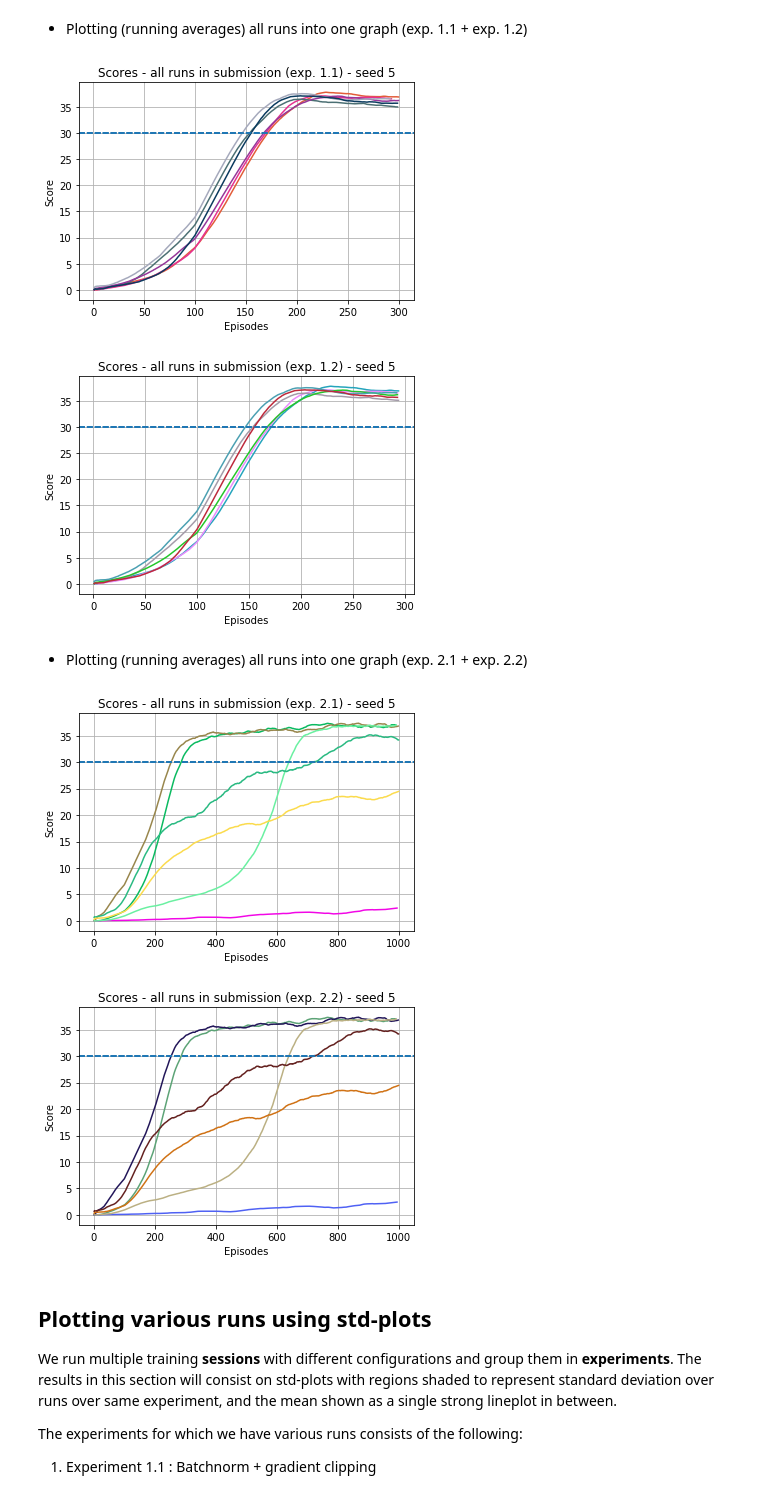
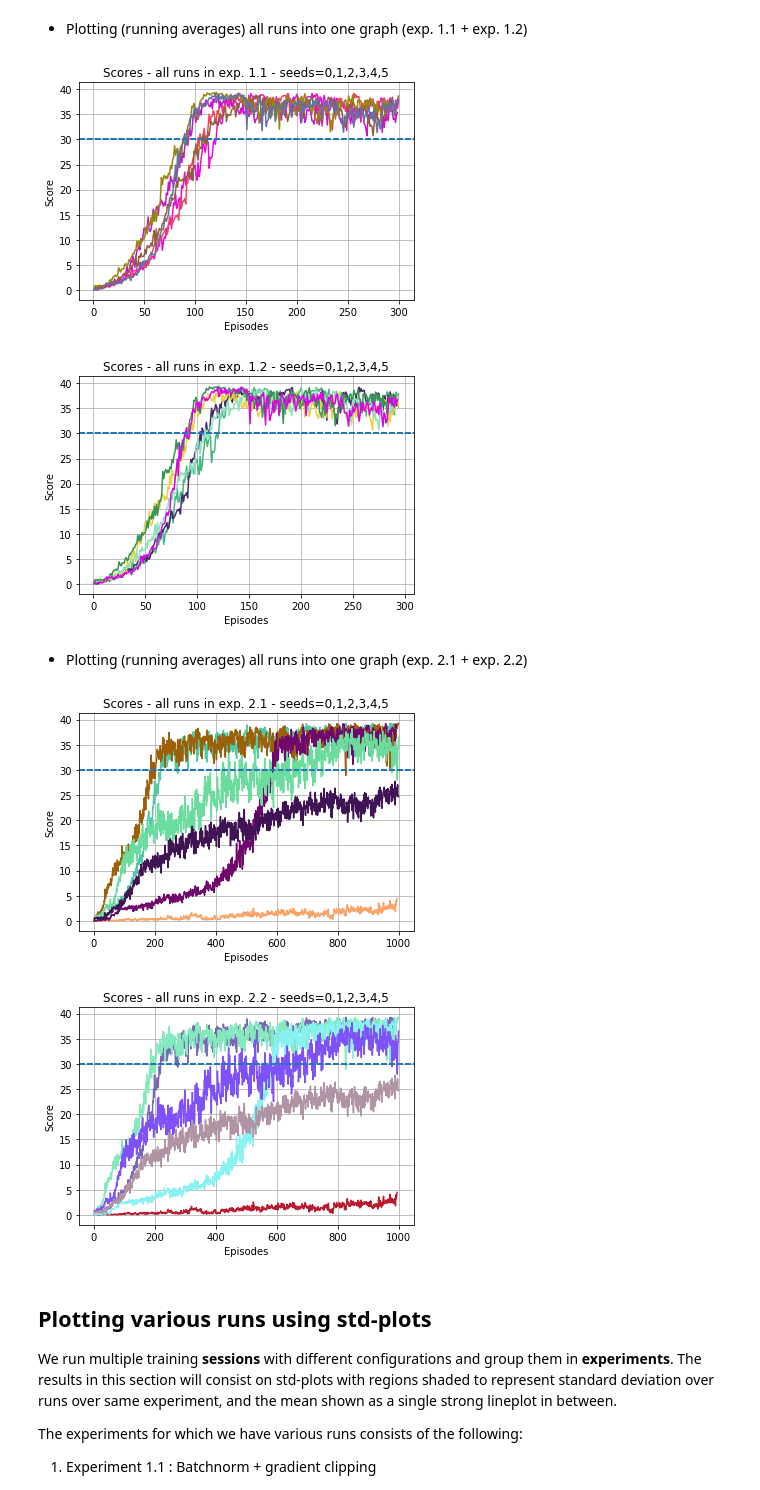
Before and after one commit to wpumacay/DeeprlND-projects, a Jupyter notebook: project2-continuous-control/results_analysis.ipynb, the cells around one changed output. Drawn from its saved outputs; the diff is of its cells as text; code cells hidden in the pictures.

```diff
--- a/project2-continuous-control/results_analysis.ipynb
+++ b/project2-continuous-control/results_analysis.ipynb
@@ -58,6 +58,7 @@ def plotSeries( series,
 # a helper to plot the results of a run
 def plotSingleRun( sessionId,
                    title = 'Scores during training',
+                   hideMain = False,
                    showAll = True,
                    fig = None,
                    axes = None,
@@ -82,14 +83,14 @@ def plotSingleRun( sessionId,
                                 fig = fig,
                                 axes = axes,
                                 showRequirement = showRequirement )
-
-    fig, axes = plotSeries( _seriesAvg,
-                            color = 'r' if not useRandomColor else np.random.rand( 3, ),
-                            title = title,
-                            fig = fig,
-                            axes = axes,
-                            linestyle = '-',
-                            showRequirement = showRequirement )
+    if not hideMain :
+        fig, axes = plotSeries( _seriesAvg,
+                                color = 'r' if not useRandomColor else np.random.rand( 3, ),
+                                title = title,
+                                fig = fig,
+                                axes = axes,
+                                linestyle = '-',
+                                showRequirement = showRequirement )
 
     axes.set_xlabel( 'Episodes' )
     axes.set_ylabel( 'Score' )
@@ -180,49 +181,53 @@ plotSingleRun( 'session_submission_no_batchnorm_no_clip_seed_1', title = 'Scores
 fig, axes = None, None
 for seed in [0,1,2,3,4,5] :
     fig, axes = plotSingleRun( 'session_submission_seed_' + str(seed),
-                               title = 'Scores - all runs in submission (exp. 1.1) - seed %s' % str(seed),
+                               title = 'Scores - all runs in exp. 1.1 - seeds=0,1,2,3,4,5',
                                fig = fig,
                                axes = axes,
-                               showAll = False,
+                               hideMain = True,
+                               showAll = True,
                                useRandomColor = True )
 
 # plotting a single run from the submissions sessions (exp. 1.2)
 fig, axes = None, None
 for seed in [0,1,2,3,4,5] :
     fig, axes = plotSingleRun( 'session_submission_no_clip_seed_' + str(seed),
-                               title = 'Scores - all runs in submission (exp. 1.2) - seed %s' % str(seed),
+                               title = 'Scores - all runs in exp. 1.2 - seeds=0,1,2,3,4,5',
                                fig = fig,
                                axes = axes,
-                               showAll = False,
+                               hideMain = True,
+                               showAll = True,
                                useRandomColor = True )
 # %% [output]
-[figure, old version]
+[figure, new version]
-[figure, old version]
+[figure, new version]
 # %% [markdown]
 * Plotting (running averages) all runs into one graph (exp. 2.1 + exp. 2.2)
 # %%
 # plotting all runs from the submissions sessions (exp. 2.1)
 fig, axes = None, None
 for seed in [0,1,2,3,4,5] :
     fig, axes = plotSingleRun( 'session_submission_no_batchnorm_no_clip_seed_' + str(seed),
-                               title = 'Scores - all runs in submission (exp. 2.1) - seed %s' % str(seed),
+                               title = 'Scores - all runs in exp. 2.1 - seeds=0,1,2,3,4,5',
                                fig = fig,
                                axes = axes,
-                               showAll = False,
+                               hideMain = True,
+                               showAll = True,
                                useRandomColor = True )
 
 # plotting a single run from the submissions sessions (exp. 2.2)
 fig, axes = None, None
 for seed in [0,1,2,3,4,5] :
     fig, axes = plotSingleRun( 'session_submission_no_batchnorm_no_clip_seed_' + str(seed),
-                               title = 'Scores - all runs in submission (exp. 2.2) - seed %s' % str(seed),
+                               title = 'Scores - all runs in exp. 2.2 - seeds=0,1,2,3,4,5',
                                fig = fig,
                                axes = axes,
-                               showAll = False,
+                               hideMain = True,
+                               showAll = True,
                                useRandomColor = True )
 # %% [output]
-[figure, old version]
+[figure, new version]
-[figure, old version]
+[figure, new version]
 # %% [markdown]
 ## Plotting various runs using std-plots
 
```
Also changed, not shown: parts of 8 cells of this notebook, 6 other files.
